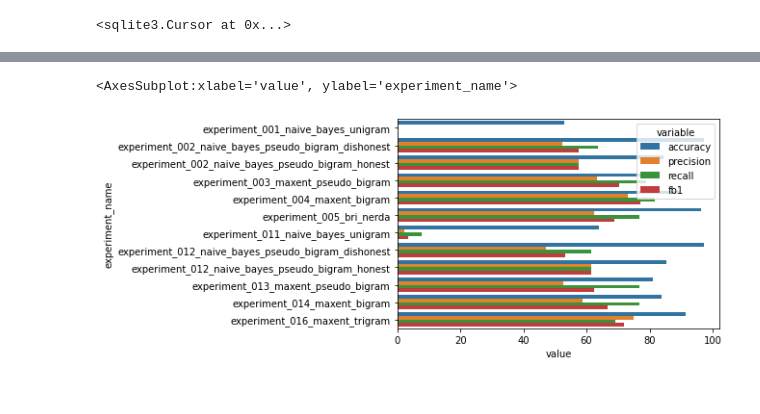
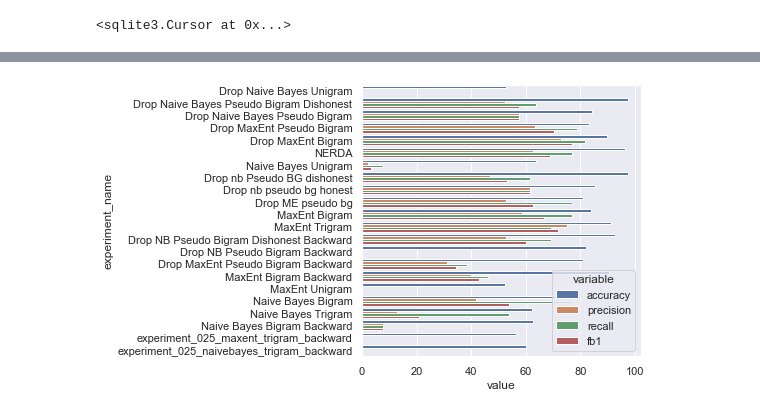
Before and after one commit to boruizhang/newa, a Jupyter notebook: run_all_experiments.ipynb, the cells around one changed output, grey strips where cells are left out. Saved outputs shown, nothing was run; the diff lists cells and outputs as text; code cells hidden in the pictures.

Commit message:
add missing experiments and figure generation upgrades

```diff
--- a/run_all_experiments.ipynb
+++ b/run_all_experiments.ipynb
@@ -156,12 +156,38 @@ df.melt(id_vars=['experiment_name'], value_vars=["precision", "recall", "fb1"])
 # %%
 import seaborn as sbn
 # %%
-sbn.barplot(
-    data=df.melt(id_vars=['experiment_name'], value_vars=["accuracy","precision", "recall", "fb1"]),
+rename_dict = {'experiment_001_naive_bayes_unigram': 'Drop Naive Bayes Unigram',
+              'experiment_002_naive_bayes_pseudo_bigram_dishonest': 'Drop Naive Bayes Pseudo Bigram Dishonest',
+               'experiment_002_naive_bayes_pseudo_bigram_honest': 'Drop Naive Bayes Pseudo Bigram',
+               'experiment_003_maxent_pseudo_bigram': 'Drop MaxEnt Pseudo Bigram',
+               'experiment_004_maxent_bigram': 'Drop MaxEnt Bigram',
+               'experiment_005_bri_nerda': 'NERDA',
+               'experiment_011_naive_bayes_unigram': 'Naive Bayes Unigram',
+               'experiment_012_naive_bayes_pseudo_bigram_dishonest': 'Drop nb Pseudo BG dishonest',
+               'experiment_012_naive_bayes_pseudo_bigram_honest': 'Drop nb pseudo bg honest',
+               'experiment_013_maxent_pseudo_bigram': 'Drop ME pseudo bg',
+               'experiment_014_maxent_bigram': 'MaxEnt Bigram',
+               'experiment_016_maxent_trigram': 'MaxEnt Trigram',
+               'experiment_022_naive_bayes_pseudo_bigram_dishonest_backward': 'Drop NB Pseudo Bigram Dishonest Backward',
+               'experiment_022_naive_bayes_pseudo_bigram_honest_backward': 'Drop NB Pseudo Bigram Backward',
+               'experiment_023_maxent_pseudo_bigram_backward': 'Drop MaxEnt Pseudo Bigram Backward',
+               'experiment_024_maxent_bigram_backward': 'MaxEnt Bigram Backward',
+               'experiment_011_maxent_unigram': 'MaxEnt Unigram',
+               'experiment_014_naivebayes_bigram': 'Naive Bayes Bigram',
+               'experiment_016_naivebayes_trigram': 'Naive Bayes Trigram',
+               'experiment_024_naivebayes_bigram_backward': 'Naive Bayes Bigram Backward',
+               'experiment_025_maxent_trigram_backward': 'MaxEnt Trigram Backward',
+               'experiment_025_naivebayes_trigram_backward': 'MaxEnt Trigram Backward',
+
+              }
+df_to_plot = df.replace(rename_dict)
+sbn.set(rc={'figure.figsize':(5,5)}) # in inches
+plot = sbn.barplot(
+    data=df_to_plot.melt(id_vars=['experiment_name'],
+                                   value_vars=["accuracy","precision", "recall", "fb1"]),
     y="experiment_name",
     x="value",
     hue="variable"
 )
 # %% [output]
-<AxesSubplot:xlabel='value', ylabel='experiment_name'>
-[figure, old version]
+[figure, new version]
```
Also changed, not shown: parts of 10 cells of this notebook, 2 other files.
